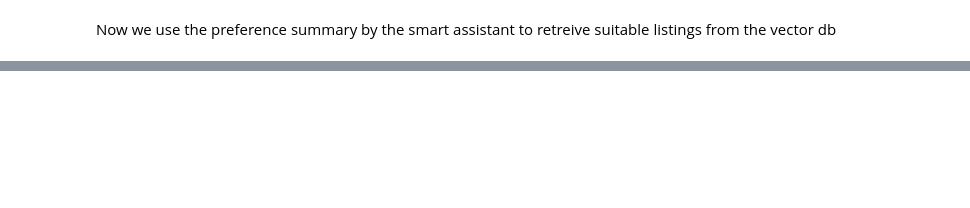
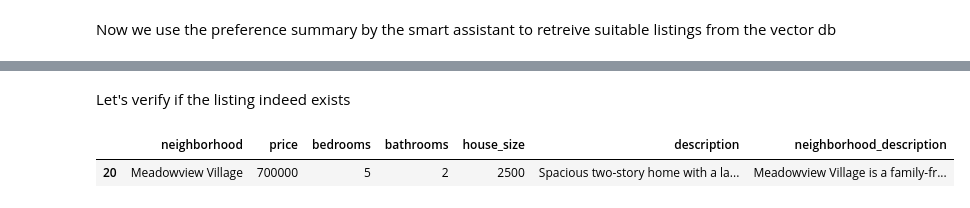
Before and after one commit to TUMAAA/udacity-nano-degree-generative-ai, a Jupyter notebook: project4_personalized_real_estate_agent/HomeMatch.ipynb, the cells around one changed output, grey strips where cells are left out. Saved outputs shown, nothing was run; the diff lists cells and outputs as text; code cells hidden in the pictures; blank space fills up the shorter version.

Commit message:
project4: HomeMatch.ipynb all works

```diff
--- a/project4_personalized_real_estate_agent/HomeMatch.ipynb
+++ b/project4_personalized_real_estate_agent/HomeMatch.ipynb
@@ -325,0 +388,10 @@ ValueError: "ConversationChain" object has no field "template"
+# %% [markdown]
+Let's verify if the listing indeed exists
+# %%
+import pandas as pd
+df=pd.read_csv("listings.csv")
+filtered_df=df[df["neighborhood"]=="Meadowview Village"]
+filtered_df.head()
+# %% [output]
+|  | neighborhood | price | bedrooms | bathrooms | house_size | description | neighborhood_description |
+| 20 | Meadowview Village | 700000 | 5 | 2 | 2500 | Spacious two-story home with a la... | Meadowview Village is a family-fr... |
```
Also changed, not shown: parts of 19 cells of this notebook.
